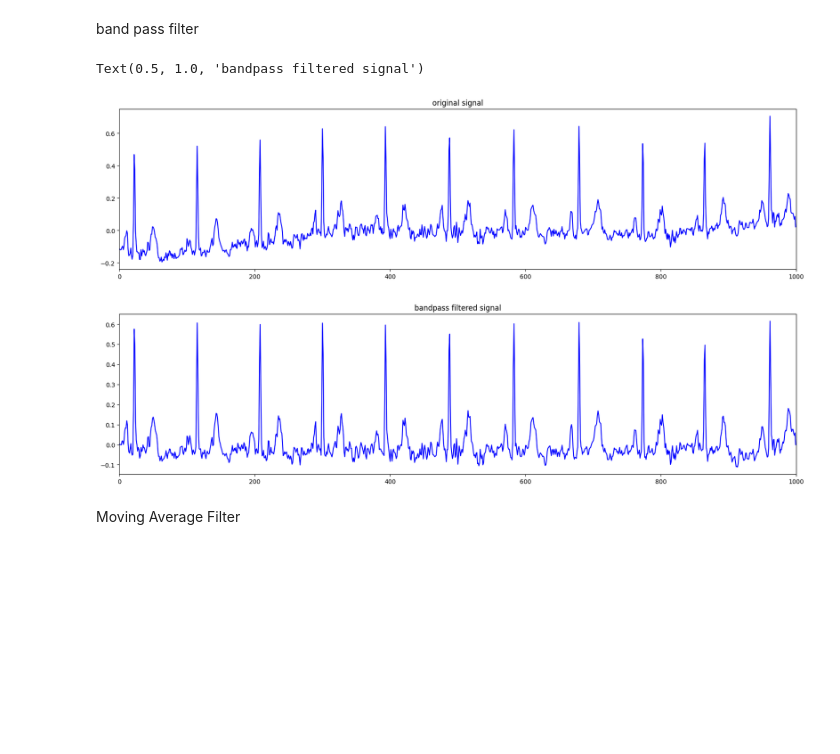
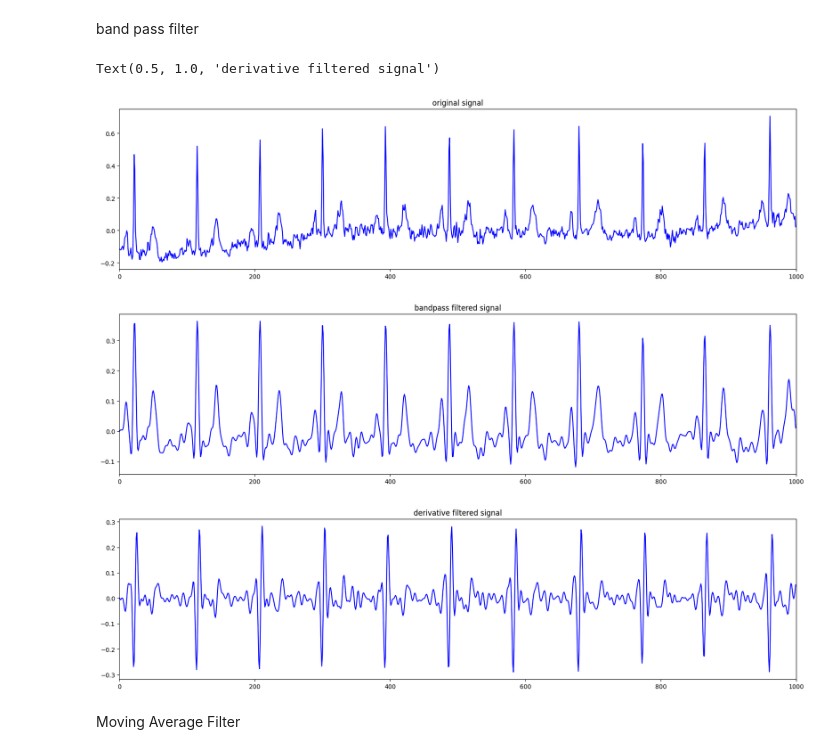
Before and after one commit to donyafiuji/ECG-diagnosis, a Jupyter notebook: main.ipynb, the cells around one changed output. Cells and saved outputs as stored; diff of their text form; code cells hidden in the pictures; blank space fills up the shorter version.

```diff
--- a/data.ipynb
+++ b/main.ipynb
@@ -210,38 +251,50 @@ arr_signal.set_xlim(0, 1000)
 band pass filter
 # %%
 from scipy import signal
+
 filtered_data_newversion_3 = np.zeros((21799, 12, 1000))
-
-# for sig in range(X.shape[0]):
-#     for lead in range(X.shape[2]):
+ecg = loaded_highpassedfiltered_signal[0][0][:]
 
 lowcut = 0.5
-highcut = 20
+highcut = 15
 order = 4
 nyquist_freq = 0.5 * 100
 low = lowcut / nyquist_freq
 high = highcut / nyquist_freq
 b, a = signal.butter(order, [low, high], btype='band')
 
-filtered = signal.filtfilt(b, a, X[0].T[0][:])
+filtered = signal.filtfilt(b, a, ecg)
+# %%
+derivative_coeffs = np.array([-1, 0, 1])
+
+# Apply the derivative filter to the ECG signal
+derivative_signal = signal.lfilter(derivative_coeffs, 1, filtered)
 # %%
 fig = plt.figure(figsize=(20, 20))
 grid = plt.GridSpec(3, 1, hspace=0.6)
 arr_signal = fig.add_subplot(grid[0, 0])
 arr_signal.plot(X[0].T[0][:], color = 'blue')
 arr_signal.set_xlim(0, 1000)
 plt.title('original signal')
 
 fig = plt.figure(figsize=(20, 20))
 grid = plt.GridSpec(3, 1, hspace=0.6)
 arr_signal = fig.add_subplot(grid[0, 0])
 arr_signal.plot(filtered, color = 'blue')
 arr_signal.set_xlim(0, 1000)
 plt.title('bandpass filtered signal')
+
+fig = plt.figure(figsize=(20, 20))
+grid = plt.GridSpec(3, 1, hspace=0.6)
+arr_signal = fig.add_subplot(grid[0, 0])
+arr_signal.plot(derivative_signal, color = 'blue')
+arr_signal.set_xlim(0, 1000)
+plt.title('derivative filtered signal')
 # %% [output]
-Text(0.5, 1.0, 'bandpass filtered signal')
+Text(0.5, 1.0, 'derivative filtered signal')
 [figure]
-[figure, old version]
+[figure, new version]
+[figure, added]
 # %%
 import scipy.signal as signal
 Highpassesfiltered_data_version2 = np.zeros((21799, 12, 1000))
```
Also changed, not shown: parts of 12 cells of this notebook, 2 other files.
